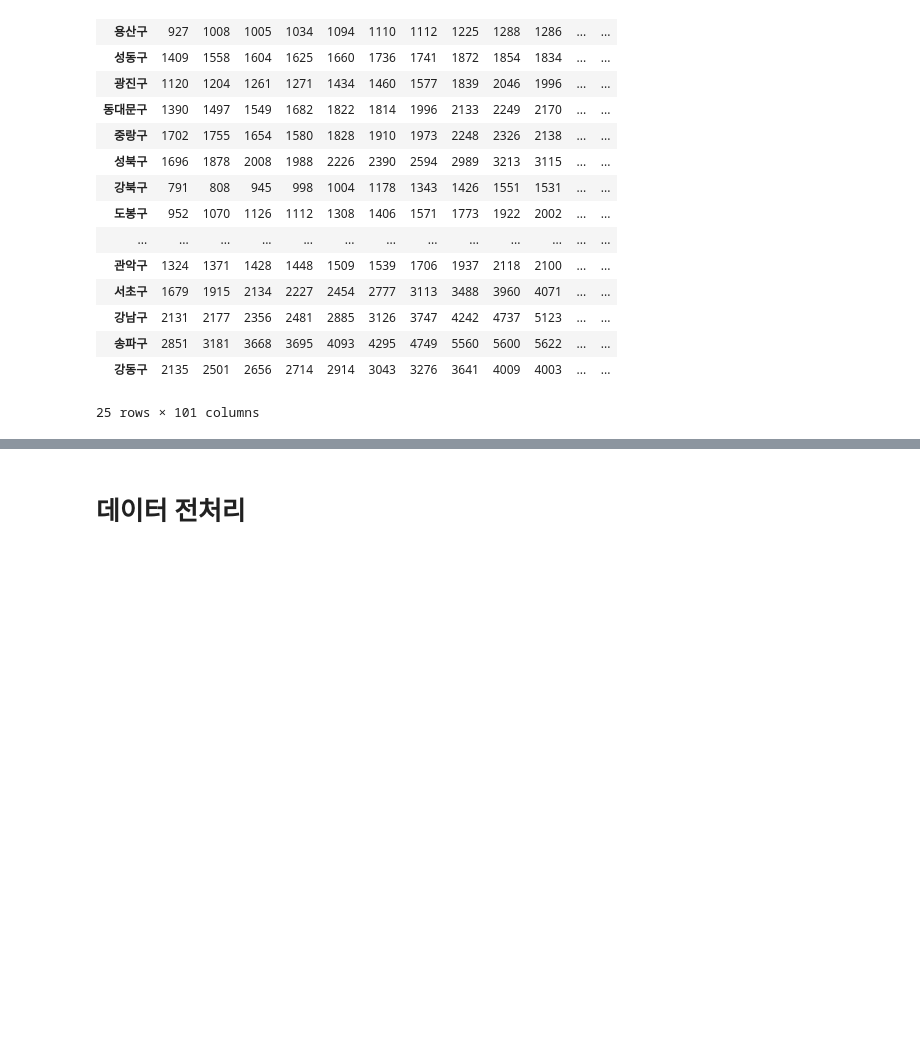
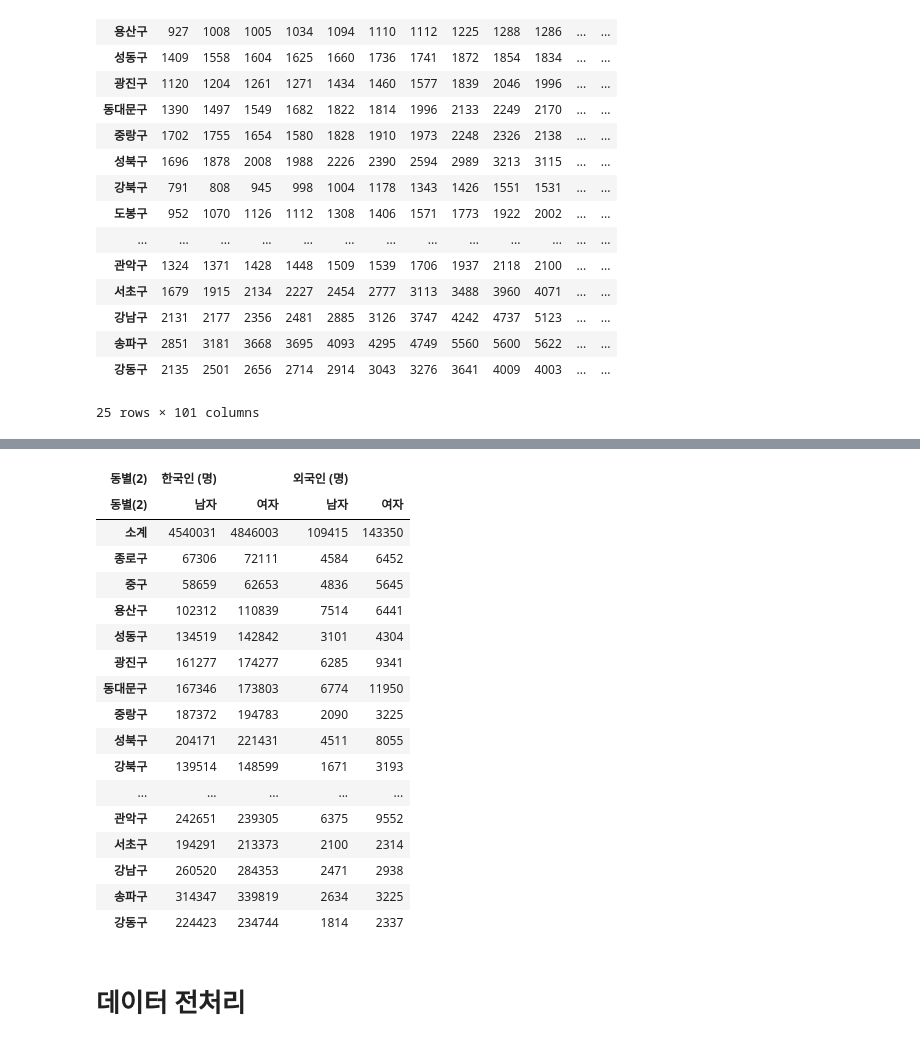
Before and after one commit to LeeShawnhun/Gangseo_Bigdata_Contest, a Jupyter notebook: 강서구청 빅데이터 공모전.ipynb, the cells around one changed output, grey strips where cells are left out. Saved outputs shown, nothing was run; the diff lists cells and outputs as text; code cells hidden in the pictures; blank space fills up the shorter version.

```diff
--- a/강서구청 빅데이터 공모전.ipynb
+++ b/강서구청 빅데이터 공모전.ipynb
@@ -108,3 +139,26 @@ df4
+# %%
+# 2023년 데이터
+df6 = pd.read_excel("./data/2023년 주민등록인구.xlsx", index_col=0, header=[0, 1])
+df6
+# %% [output]
+| 동별(2) | 한국인 (명) |  | 외국인 (명) |  |
+| 동별(2) | 남자 | 여자 | 남자 | 여자 |
+| 소계 | 4540031 | 4846003 | 109415 | 143350 |
+| 종로구 | 67306 | 72111 | 4584 | 6452 |
+| 중구 | 58659 | 62653 | 4836 | 5645 |
+| 용산구 | 102312 | 110839 | 7514 | 6441 |
+| 성동구 | 134519 | 142842 | 3101 | 4304 |
+| 광진구 | 161277 | 174277 | 6285 | 9341 |
+| 동대문구 | 167346 | 173803 | 6774 | 11950 |
+| 중랑구 | 187372 | 194783 | 2090 | 3225 |
+| 성북구 | 204171 | 221431 | 4511 | 8055 |
+| 강북구 | 139514 | 148599 | 1671 | 3193 |
+| ... | ... | ... | ... | ... |
+| 관악구 | 242651 | 239305 | 6375 | 9552 |
+| 서초구 | 194291 | 213373 | 2100 | 2314 |
+| 강남구 | 260520 | 284353 | 2471 | 2938 |
+| 송파구 | 314347 | 339819 | 2634 | 3225 |
+| 강동구 | 224423 | 234744 | 1814 | 2337 |
 # %% [markdown]
 # 데이터 전처리
 # %% [markdown]
```
Also changed, not shown: parts of 8 cells of this notebook, 3 other files.
